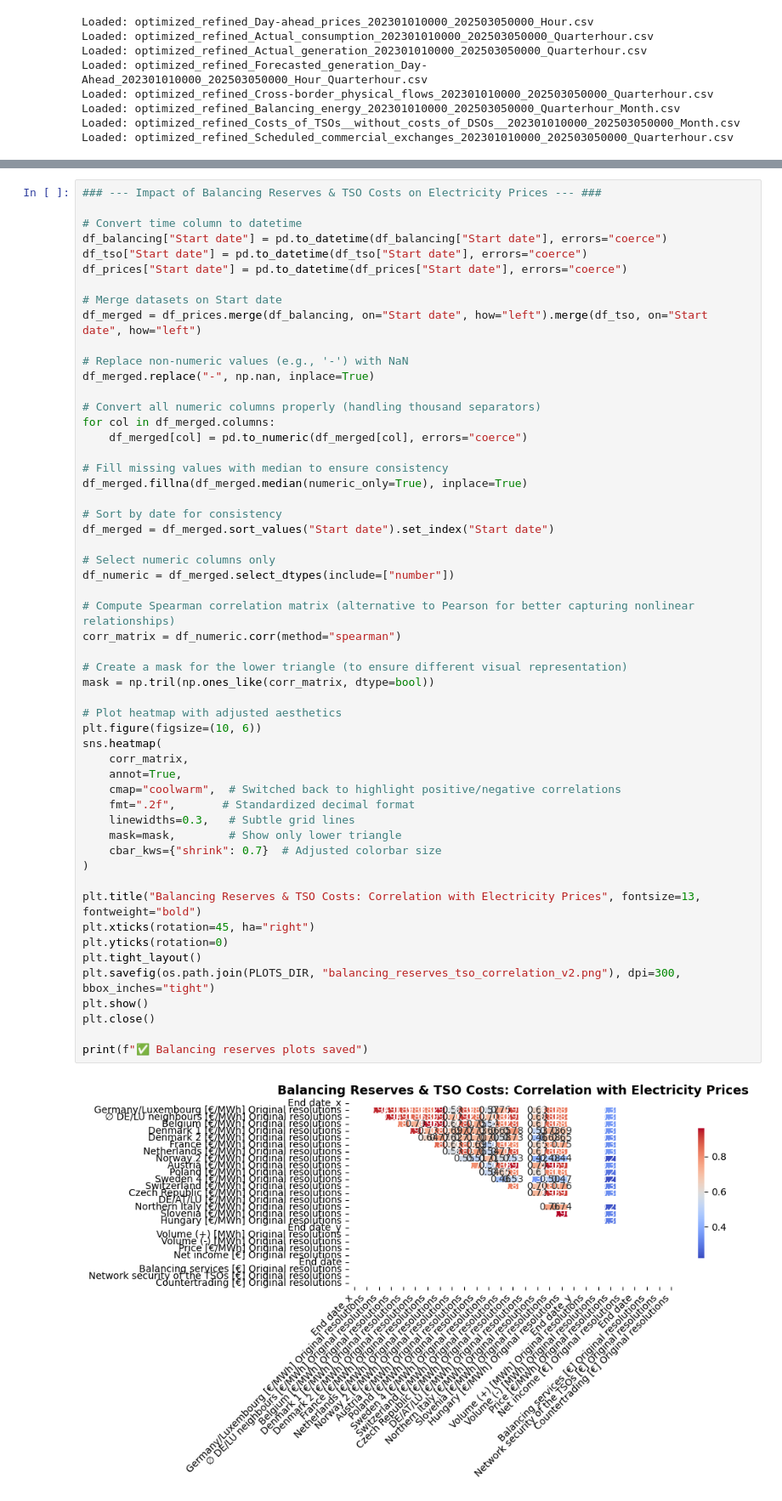
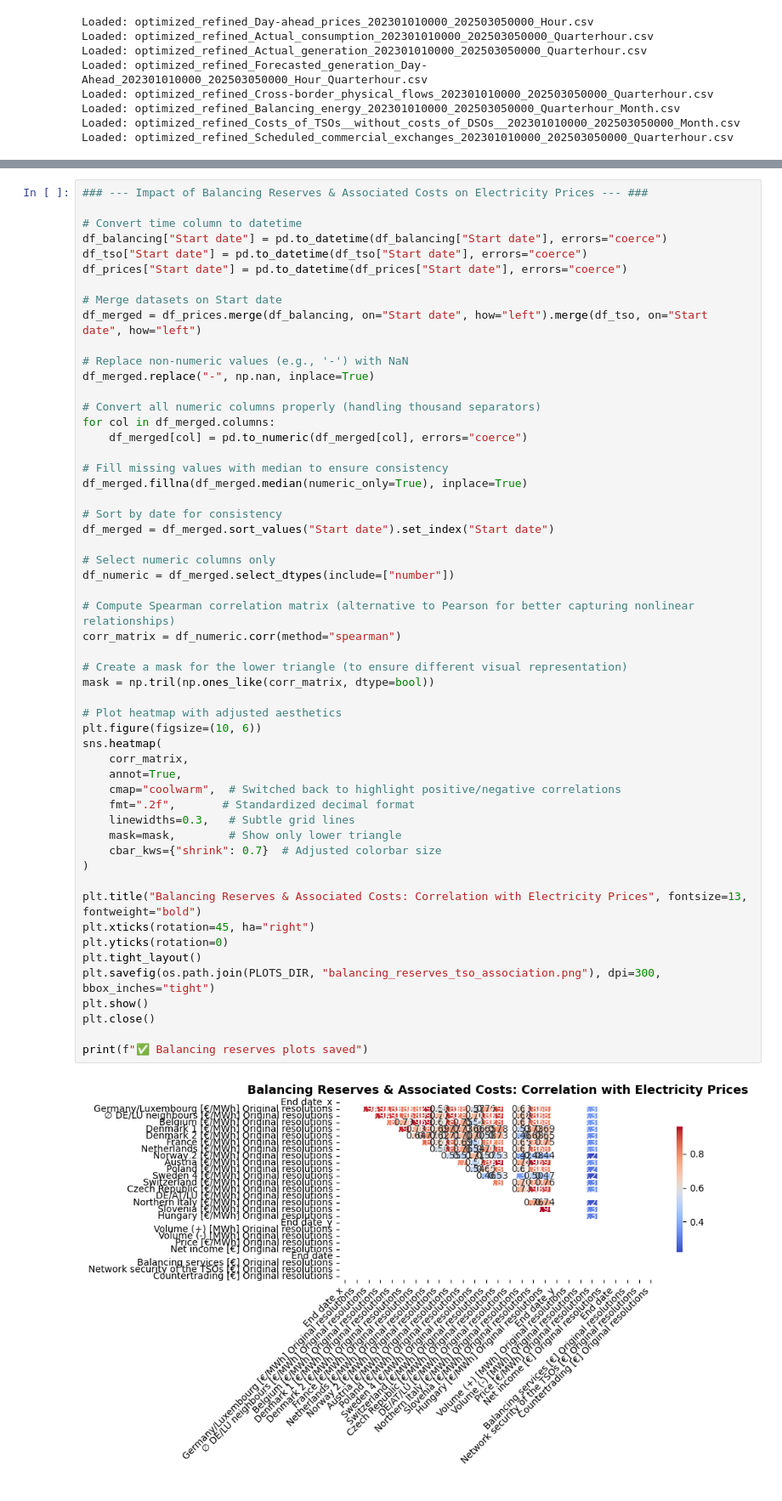
Before and after one commit to devxplorer1089/WattTheForecast, a Jupyter notebook: notebooks/exploratory_data_anaysis.ipynb, the cells around one changed output, grey strips where cells are left out. Shown at 85% size. Cells and saved outputs as stored; diff of their text form.

```diff
--- a/notebooks/exploratory_data_anaysis.ipynb
+++ b/notebooks/exploratory_data_anaysis.ipynb
@@ -204,5 +204,5 @@ print("✅ Scheduled exchanges plots saved")
 # %%
-### --- Impact of Balancing Reserves & TSO Costs on Electricity Prices --- ###
+### --- Impact of Balancing Reserves & Associated Costs on Electricity Prices --- ###
 
 # Convert time column to datetime
 df_balancing["Start date"] = pd.to_datetime(df_balancing["Start date"], errors="coerce")
@@ -227,35 +227,35 @@ df_merged = df_merged.sort_values("Start date").set_index("Start date")
 
 # Select numeric columns only
 df_numeric = df_merged.select_dtypes(include=["number"])
 
 # Compute Spearman correlation matrix (alternative to Pearson for better capturing nonlinear relationships)
 corr_matrix = df_numeric.corr(method="spearman")
 
 # Create a mask for the lower triangle (to ensure different visual representation)
 mask = np.tril(np.ones_like(corr_matrix, dtype=bool))
 
 # Plot heatmap with adjusted aesthetics
 plt.figure(figsize=(10, 6))
 sns.heatmap(
     corr_matrix,
     annot=True,
     cmap="coolwarm",  # Switched back to highlight positive/negative correlations
     fmt=".2f",       # Standardized decimal format
     linewidths=0.3,   # Subtle grid lines
     mask=mask,        # Show only lower triangle
     cbar_kws={"shrink": 0.7}  # Adjusted colorbar size
 )
 
-plt.title("Balancing Reserves & TSO Costs: Correlation with Electricity Prices", fontsize=13, fontweight="bold")
+plt.title("Balancing Reserves & Associated Costs: Correlation with Electricity Prices", fontsize=13, fontweight="bold")
 plt.xticks(rotation=45, ha="right")
 plt.yticks(rotation=0)
 plt.tight_layout()
-plt.savefig(os.path.join(PLOTS_DIR, "balancing_reserves_tso_correlation_v2.png"), dpi=300, bbox_inches="tight")
+plt.savefig(os.path.join(PLOTS_DIR, "balancing_reserves_tso_association.png"), dpi=300, bbox_inches="tight")
 plt.show()
 plt.close()
 
 print(f"✅ Balancing reserves plots saved")
 # %% [output]
-[figure, old version]
+[figure, new version]
 ✅ Balancing reserves plots saved
 # %%
```
Also changed, not shown: parts of 8 cells of this notebook, 26 other files.
